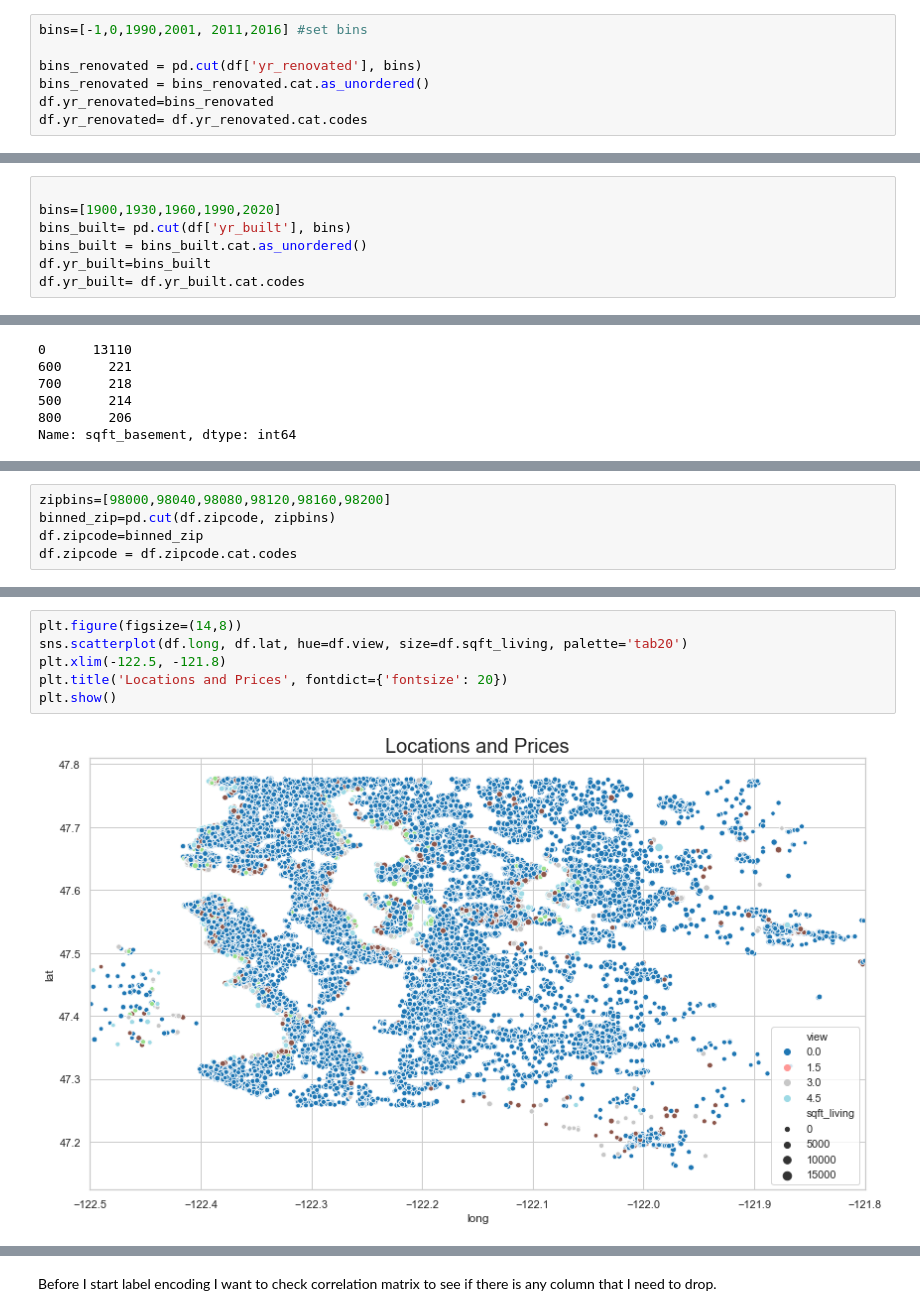
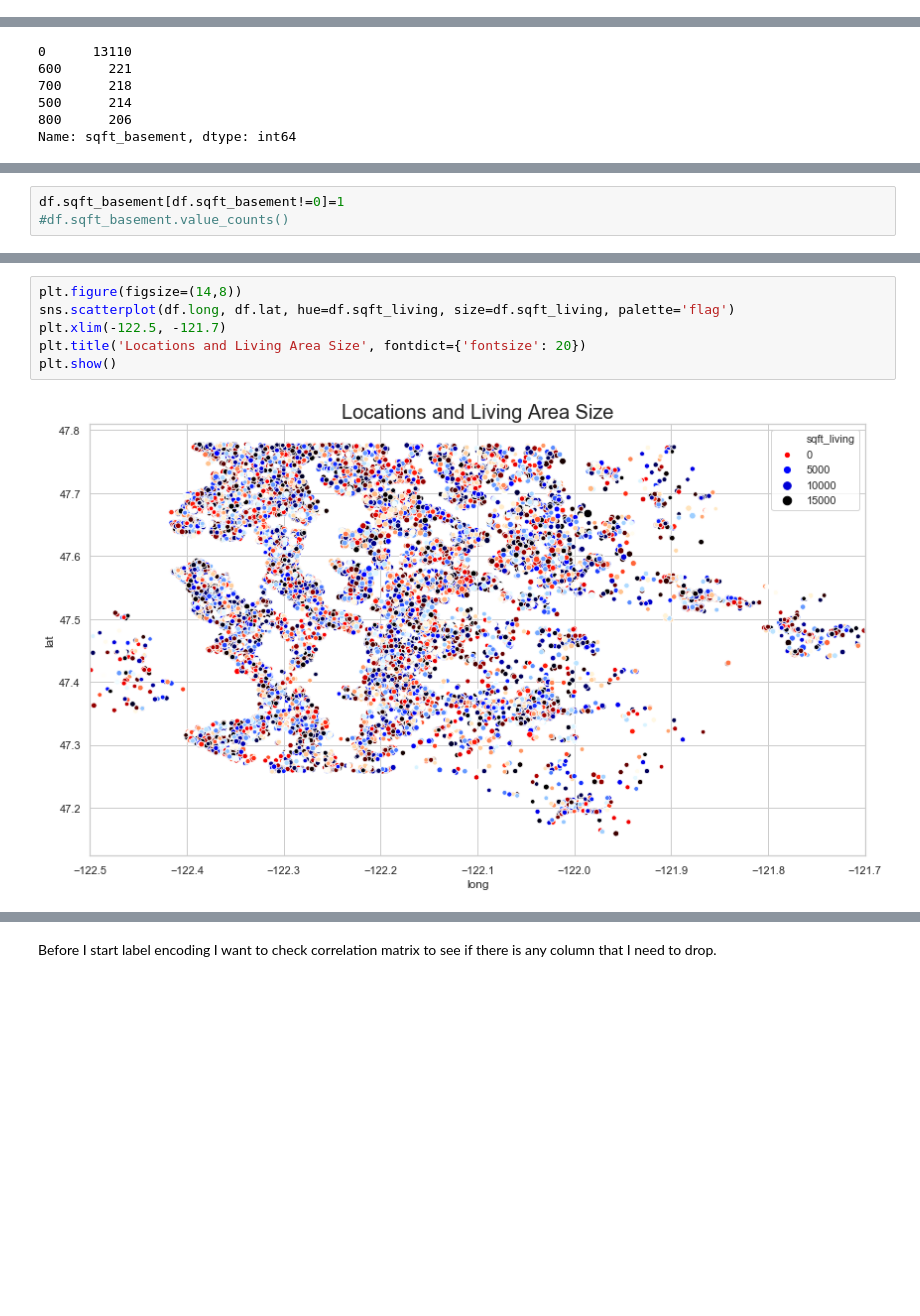
Before and after one commit to fcamuz/house-price-prediction, a Jupyter notebook: student.ipynb, the cells around one changed output, grey strips where cells are left out. Cells and saved outputs as stored; diff of their text form; blank space fills up the shorter version.

```diff
--- a/student.ipynb
+++ b/student.ipynb
@@ -332,7 +287,0 @@ df.loc[df.yr_renovated.isna(), 'yr_renovated'] = 0
-# %%
-bins=[-1,0,1990,2001, 2011,2016] #set bins
-
-bins_renovated = pd.cut(df['yr_renovated'], bins)
-bins_renovated = bins_renovated.cat.as_unordered()
-df.yr_renovated=bins_renovated
-df.yr_renovated= df.yr_renovated.cat.codes
@@ -498,7 +289,0 @@ Name: yr_built, dtype: float64
-# %%
-
-bins=[1900,1930,1960,1990,2020]
-bins_built= pd.cut(df['yr_built'], bins)
-bins_built = bins_built.cat.as_unordered()
-df.yr_built=bins_built
-df.yr_built= df.yr_built.cat.codes
@@ -624,5 +345,0 @@ Name: zipcode, dtype: float64
-# %%
-zipbins=[98000,98040,98080,98120,98160,98200]
-binned_zip=pd.cut(df.zipcode, zipbins)
-df.zipcode=binned_zip
-df.zipcode = df.zipcode.cat.codes
@@ -630,0 +353,3 @@ df.zipcode = df.zipcode.cat.codes
+# %%
+df.sqft_basement[df.sqft_basement!=0]=1
+#df.sqft_basement.value_counts()
@@ -631,8 +518,8 @@ df.zipcode = df.zipcode.cat.codes
 # %%
 plt.figure(figsize=(14,8))
-sns.scatterplot(df.long, df.lat, hue=df.view, size=df.sqft_living, palette='tab20')
-plt.xlim(-122.5, -121.8)
-plt.title('Locations and Prices', fontdict={'fontsize': 20})
+sns.scatterplot(df.long, df.lat, hue=df.sqft_living, size=df.sqft_living, palette='flag')
+plt.xlim(-122.5, -121.7)
+plt.title('Locations and Living Area Size', fontdict={'fontsize': 20})
 plt.show()
 # %% [output]
-[figure, old version]
+[figure, new version]
```
Also changed, not shown: parts of 183 cells of this notebook, 1 other file.
